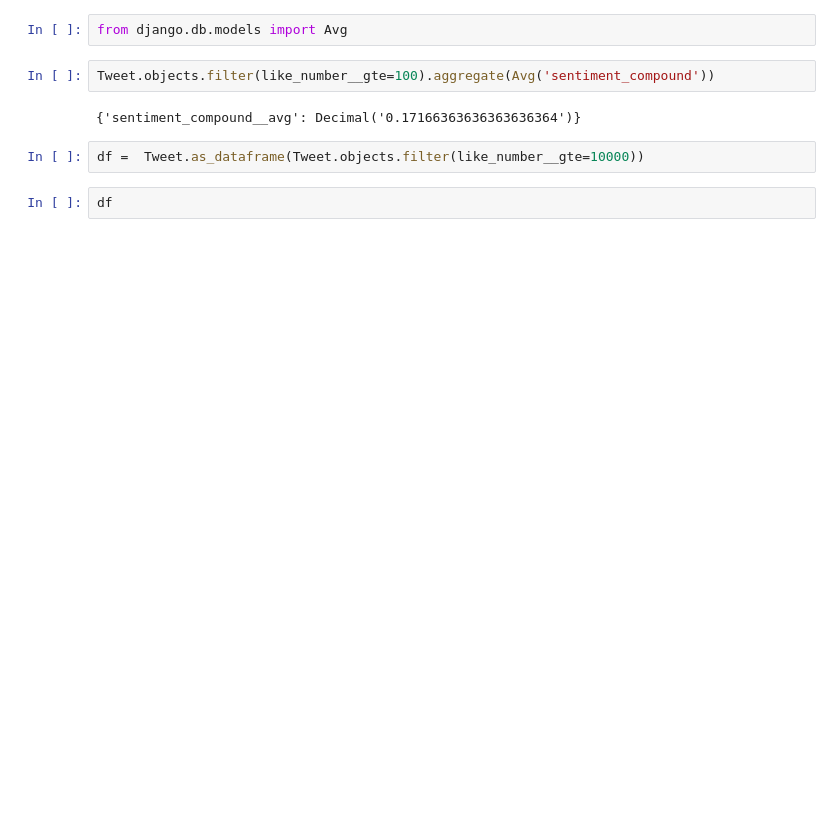
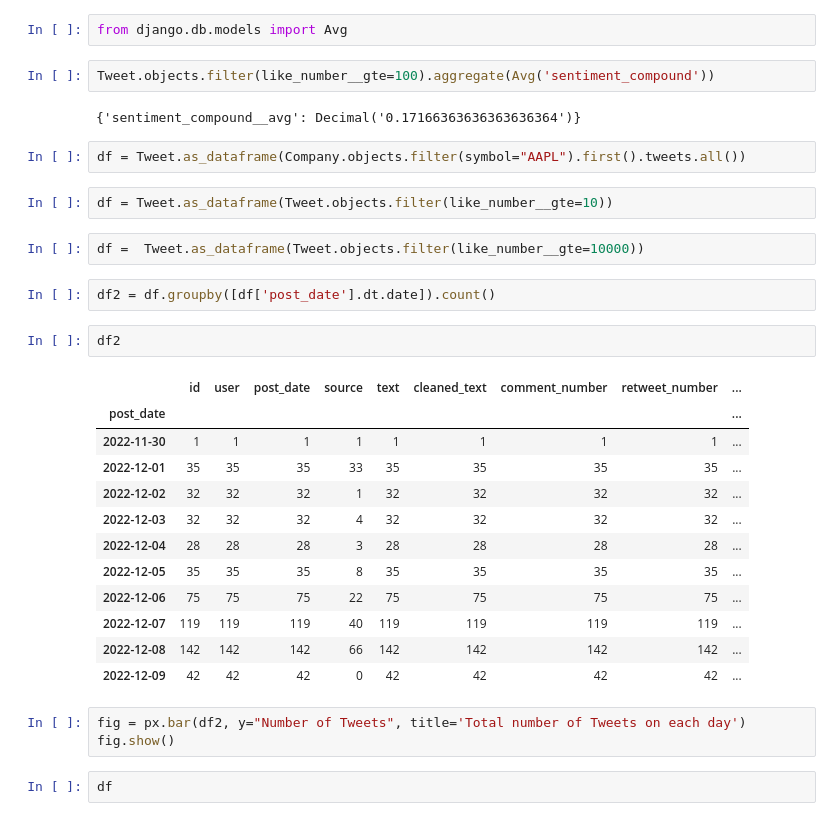
Before and after one commit to SentiStock/SentiTweet, a Jupyter notebook: notebooks/playground.ipynb, the cells around one changed output. Cells and saved outputs as stored; diff of their text form; blank space fills up the shorter version.

```diff
--- a/notebooks/playground.ipynb
+++ b/notebooks/playground.ipynb
@@ -18,8 +52,32 @@ from django.db.models import Avg
 Tweet.objects.filter(like_number__gte=100).aggregate(Avg('sentiment_compound'))
 # %% [output]
 {'sentiment_compound__avg': Decimal('0.17166363636363636364')}
+# %%
+df = Tweet.as_dataframe(Company.objects.filter(symbol="AAPL").first().tweets.all())
+# %%
+df = Tweet.as_dataframe(Tweet.objects.filter(like_number__gte=10))
 # %%
 df =  Tweet.as_dataframe(Tweet.objects.filter(like_number__gte=10000))
+# %%
+df2 = df.groupby([df['post_date'].dt.date]).count()
+# %%
+df2
+# %% [output]
+|  | id | user | post_date | source | text | cleaned_text | comment_number | retweet_number | ... |
+| post_date |  |  |  |  |  |  |  |  | ... |
+| 2022-11-30 | 1 | 1 | 1 | 1 | 1 | 1 | 1 | 1 | ... |
+| 2022-12-01 | 35 | 35 | 35 | 33 | 35 | 35 | 35 | 35 | ... |
+| 2022-12-02 | 32 | 32 | 32 | 1 | 32 | 32 | 32 | 32 | ... |
+| 2022-12-03 | 32 | 32 | 32 | 4 | 32 | 32 | 32 | 32 | ... |
+| 2022-12-04 | 28 | 28 | 28 | 3 | 28 | 28 | 28 | 28 | ... |
+| 2022-12-05 | 35 | 35 | 35 | 8 | 35 | 35 | 35 | 35 | ... |
+| 2022-12-06 | 75 | 75 | 75 | 22 | 75 | 75 | 75 | 75 | ... |
+| 2022-12-07 | 119 | 119 | 119 | 40 | 119 | 119 | 119 | 119 | ... |
+| 2022-12-08 | 142 | 142 | 142 | 66 | 142 | 142 | 142 | 142 | ... |
+| 2022-12-09 | 42 | 42 | 42 | 0 | 42 | 42 | 42 | 42 | ... |
+# %%
+fig = px.bar(df2, y="Number of Tweets", title='Total number of Tweets on each day')
+fig.show()
 # %%
 df
 # %% [output]
```
Also changed, not shown: parts of 18 cells of this notebook, 5 other files.
